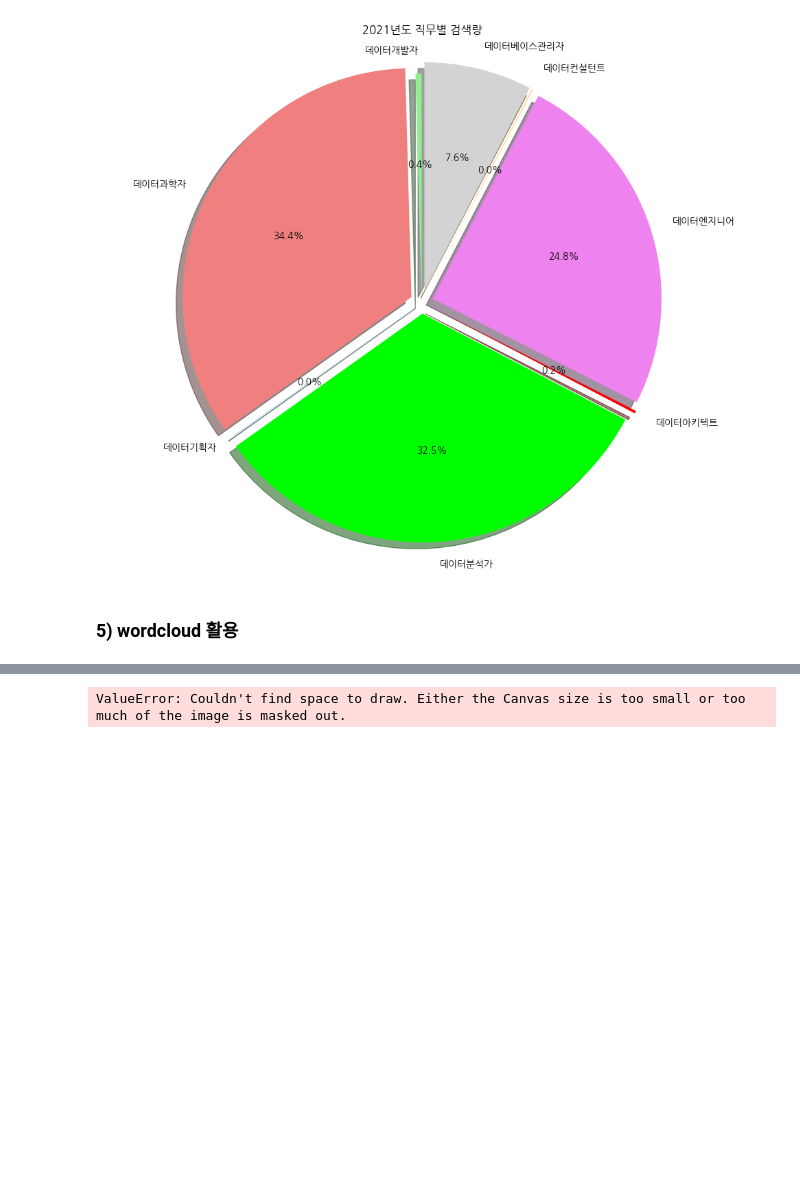
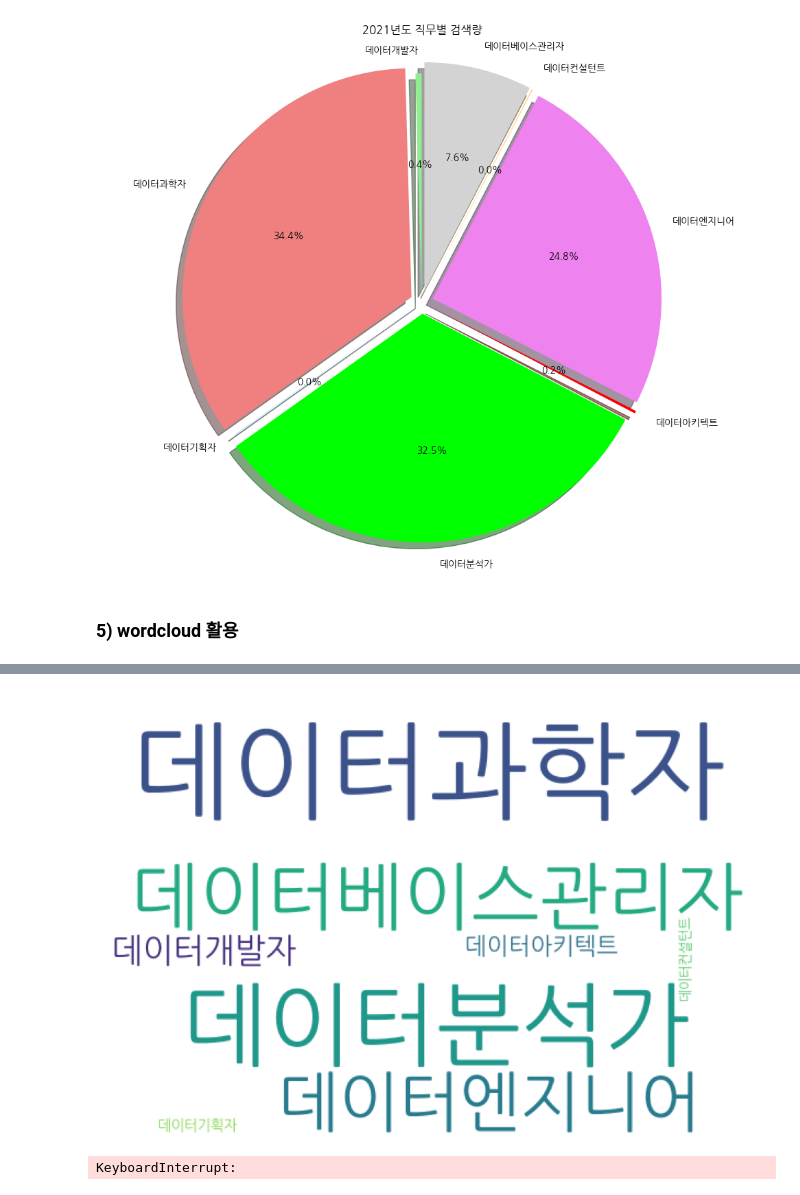
Before and after one commit to Minsoo0405/Visualize_Industrial_Trends, a Jupyter notebook: minsoo/code/labeling_visualization(job search volume).ipynb, the cells around one changed output, grey strips where cells are left out. Cells and saved outputs as stored; diff of their text form; code cells hidden in the pictures; blank space fills up the shorter version.

```diff
--- a/minsoo/code/labeling_visualization(job search volume).ipynb
+++ b/minsoo/code/labeling_visualization(job search volume).ipynb
@@ -242,32 +206,60 @@ sample1
 # %%
 # 직무별 합계
 data_lab_total = pd.DataFrame(data_lab.sum(axis=0)).transpose()
 
 # 데이터프레임 값을 int으로 타입 변환
 data_lab_total = data_lab_total.astype(int)
 
 # 데이터프레임 column 내에 띄어쓰기 삭제
-data_lab_total.columns = ["데이터개발자", "데이터과학자", "데이터기획자", "데이터분석가", "데이터아키텍트", "데이터엔지니어", "데이터컨설턴트", "데이터베이스관리자"]
+data_lab_total.columns = ["데이터개발자 ", "데이터과학자 ",
+                          "데이터기획자 ", "데이터분석가 ",
+                          "데이터아키텍트 ", "데이터엔지니어 ",
+                          "데이터컨설턴트 ", "데이터베이스관리자 "]
 
 # 데이터프레임의 인덱스에 해당하는 단어들을 가져오기
 data_words = data_lab_total.columns
 
 # 각 단어들을 원하는 횟수만큼 반복하여 문자열로 저장
-data_word = " ".join([data_words[i] * data_lab_total.values[0,i]
+data_word = "".join([str(data_words[i] * data_lab_total.values[0,i])
                       for i in range(len(data_words))
                       ])
 
 # WordCloud 객체를 생성하고, 생성한 문자열을 사용하여 wordcloud를 생성
-wordcloud = WordCloud(collocation_threshold=500,
+wordcloud = WordCloud(collocation_threshold=int(1e6),
                        font_path="/Users/kimminsoo/Library/Fonts/NanumGothic.otf",
-                       width=800, height=600,
+                       width=600, height=400,
                        background_color="white").generate(data_word)
 
 # wordcloud를 시각화
-plt.figure(figsize=(27, 24))
+plt.figure(figsize=(12, 8))
 plt.axis("off")
 plt.grid(False)
 plt.imshow(wordcloud)
 plt.show()
 # %% [output]
-ValueError: Couldn't find space to draw. Either the Canvas size is too small or too much of the image is masked out.
+[figure, added]
+# %%
+# 데이터프레임 생성 및 처리
+data_lab_total = pd.DataFrame(data_lab.sum(axis=0)).transpose()
+data_lab_total = data_lab_total.astype(int)
+
+# 데이터프레임 column 내의 공백 제거
+data_words = [column.strip() for column in data_lab_total.columns]
+
+# 각 단어들을 원하는 횟수만큼 반복하여 문자열로 저장
+data_word = "".join([data_words[i] * data_lab_total.values[0, i] for i in range(len(data_words))])
+
+# WordCloud 객체를 생성하고, 생성한 문자열을 사용하여 wordcloud를 생성
+wordcloud = WordCloud(collocation_threshold=int(1e6),
+                       font_path="/Users/kimminsoo/Library/Fonts/NanumGothic.otf",
+                       width=1200, height=800,
+                       background_color="white").generate(data_word)
+
+# wordcloud를 시각화
+plt.figure(figsize=(27, 24))
+plt.axis("off")
+plt.grid(False)
+plt.imshow(wordcloud)
+plt.show()
+# %% [output]
+KeyboardInterrupt:
```
Also changed, not shown: parts of 6 cells of this notebook, 2 other files.
